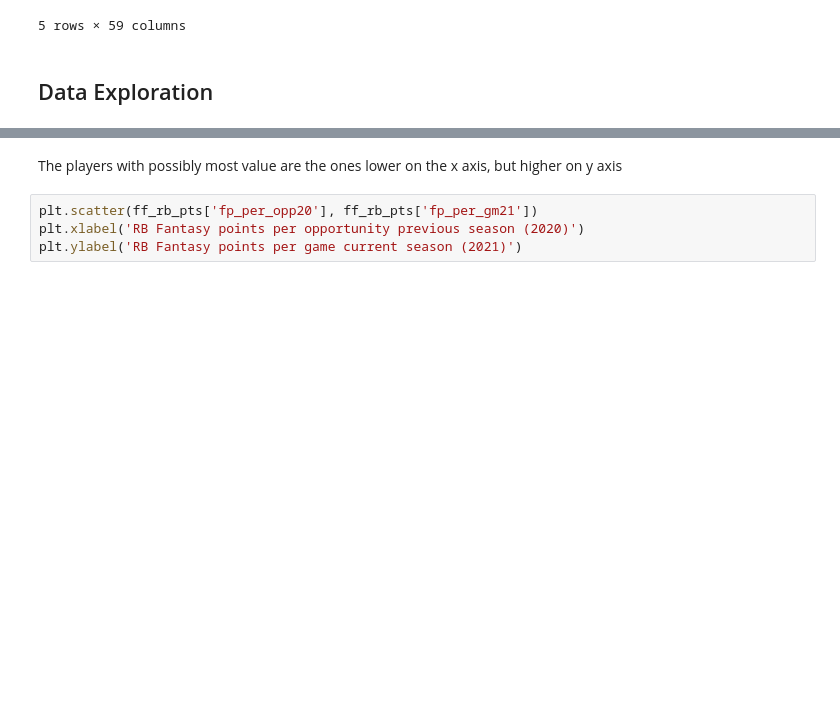
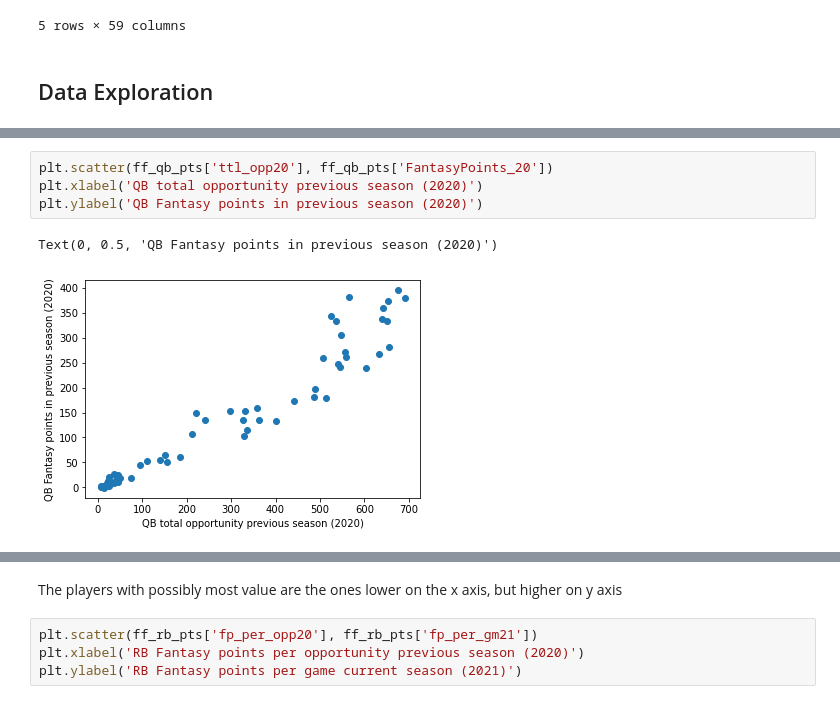
Before and after one commit to stephenkuc/Predicting_Fantasy_Football_Scores, a Jupyter notebook: FF_Analysis_ffpoints.ipynb, the cells around one changed output, grey strips where cells are left out. Drawn from its saved outputs; the diff is of its cells as text; blank space fills up the shorter version.

```diff
--- a/FF_Analysis_ffpoints.ipynb
+++ b/FF_Analysis_ffpoints.ipynb
@@ -351,0 +386,7 @@ ff_rb_pts.head()
+# %%
+plt.scatter(ff_qb_pts['ttl_opp20'], ff_qb_pts['FantasyPoints_20'])
+plt.xlabel('QB total opportunity previous season (2020)')
+plt.ylabel('QB Fantasy points in previous season (2020)')
+# %% [output]
+Text(0, 0.5, 'QB Fantasy points in previous season (2020)')
+[figure, added]
```
Also changed, not shown: parts of 25 cells of this notebook.
